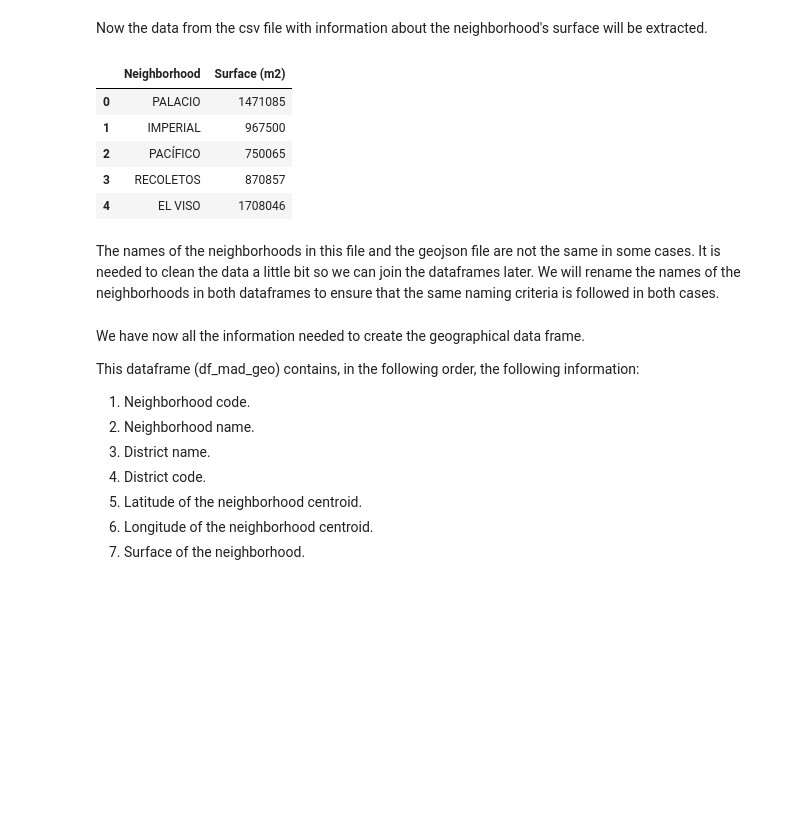
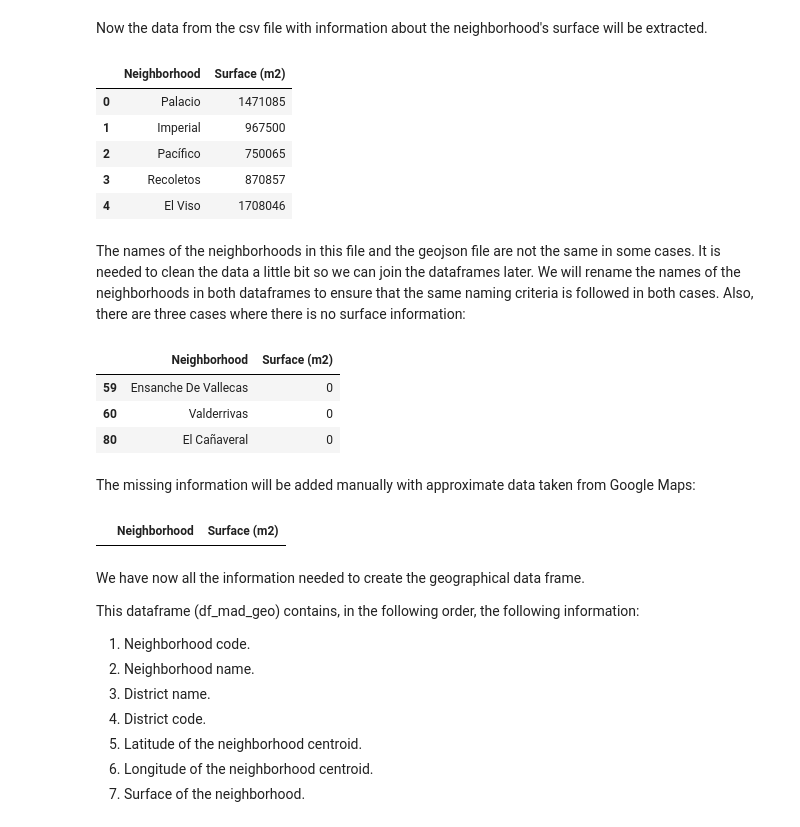
Before and after one commit to jpripen/Coursera_capstone, a Jupyter notebook: Battle of the Neighborhoods/Battle of the Neighborhoods.ipynb, the cells around one changed output. Cells and saved outputs as stored; diff of their text form; code cells hidden in the pictures; blank space fills up the shorter version.

Commit message:
Corrected some errors. Added missing information.

```diff
--- a/Battle of the Neighborhoods/Battle of the Neighborhoods.ipynb
+++ b/Battle of the Neighborhoods/Battle of the Neighborhoods.ipynb
@@ -141,13 +142,24 @@ df_mad_2=pd.read_csv('data\\geodata\\CALLEJERO_VIGENTE_BARRIOS_201809.csv',sep="
 df_mad_2.columns=['Neighborhood code','District code','Neighborhood','Neighborhood with accents','Surface (m2)','Perimeter']
 df_mad_2.drop(['Neighborhood code','District code','Neighborhood','Perimeter'],axis=1,inplace=True)
 df_mad_2.columns=['Neighborhood','Surface (m2)']
+df_mad_2['Neighborhood']=df_mad_2['Neighborhood'].apply(lambda x: x.title())
+df_mad_2['Neighborhood']=df_mad_2['Neighborhood'].apply(lambda x: x.rstrip())
 df_mad_2.head()
 # %% [output]
 |  | Neighborhood | Surface (m2) |
-| 0 | PALACIO | 1471085 |
-| 1 | IMPERIAL | 967500 |
-| 2 | PACÍFICO | 750065 |
-| 3 | RECOLETOS | 870857 |
-| 4 | EL VISO | 1708046 |
+| 0 | Palacio | 1471085 |
+| 1 | Imperial | 967500 |
+| 2 | Pacífico | 750065 |
+| 3 | Recoletos | 870857 |
+| 4 | El Viso | 1708046 |
 # %% [markdown]
-The names of the neighborhoods in this file and the geojson file are not the same in some cases. It is needed to clean the data a little bit so we can join the dataframes later. We will rename the names of the neighborhoods in both dataframes to ensure that the same naming criteria is followed in both cases.
+The names of the neighborhoods in this file and the geojson file are not the same in some cases. It is needed to clean the data a little bit so we can join the dataframes later. We will rename the names of the neighborhoods in both dataframes to ensure that the same naming criteria is followed in both cases. Also, there are three cases where there is no surface information:
+# %%
+df_mad_2[df_mad_2['Surface (m2)']==0]
+# %% [output]
+|  | Neighborhood | Surface (m2) |
+| 59 | Ensanche De Vallecas | 0 |
+| 60 | Valderrivas | 0 |
+| 80 | El Cañaveral | 0 |
+# %% [markdown]
+The missing information will be added manually with approximate data taken from Google Maps:
@@ -154 +170,5 @@ The names of the neighborhoods in this file and the geojson file are not the sam
+# %%
+df_mad_2[df_mad_2['Surface (m2)']==0]
+# %% [output]
+|  | Neighborhood | Surface (m2) |
 # %%
```
Also changed, not shown: parts of 4 cells of this notebook, 1 other file.
